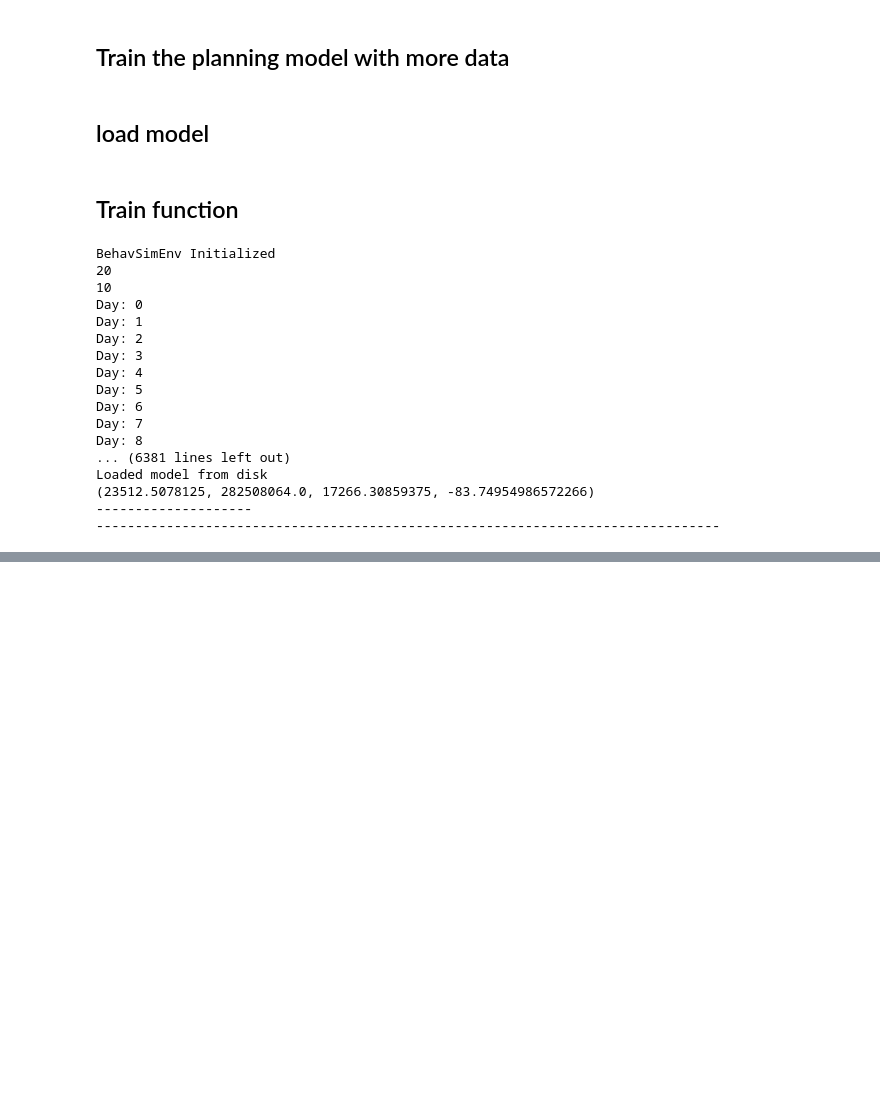
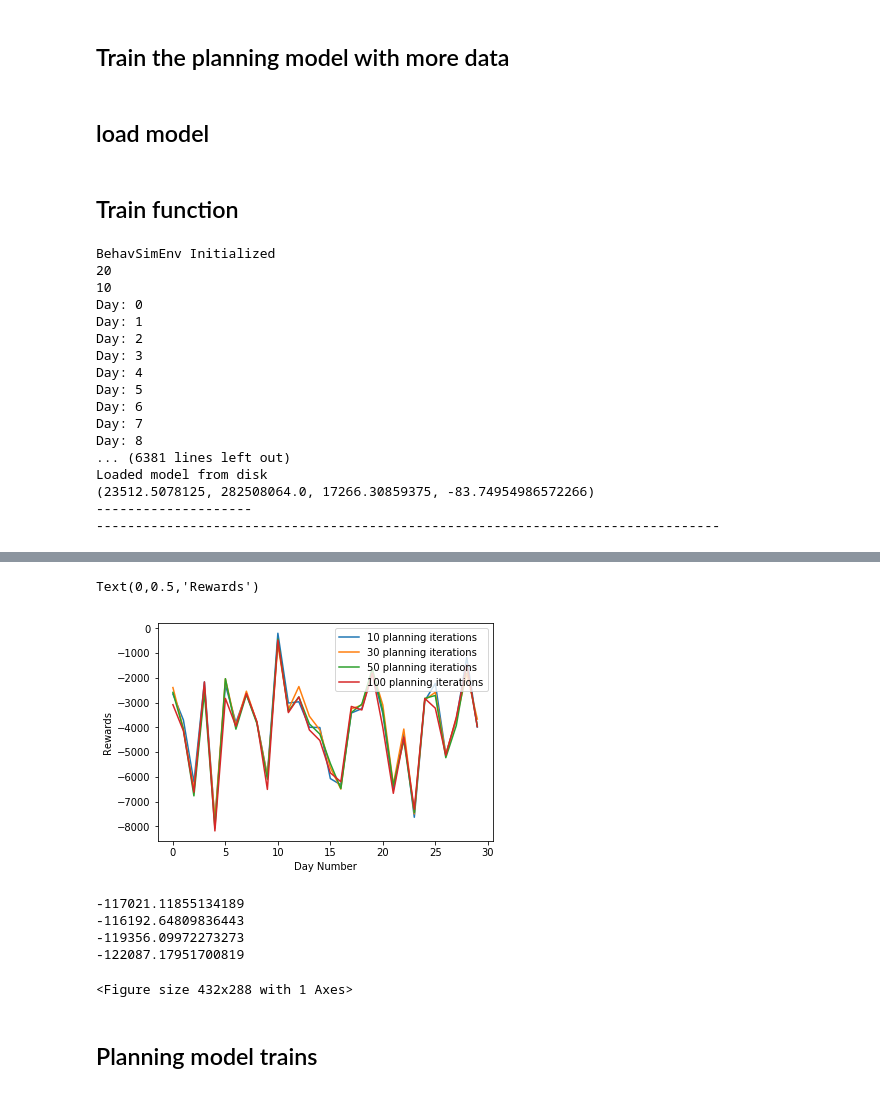
Before and after one commit to JPalakapilly/baselines, a Jupyter notebook: baselines/akash_baselines/SACV2_running_and_plotting.ipynb, the cells around one changed output, grey strips where cells are left out. Drawn from its saved outputs; the diff is of its cells as text; code cells hidden in the pictures; blank space fills up the shorter version.

```diff
--- a/baselines/akash_baselines/SACV2_running_and_plotting.ipynb
+++ b/baselines/akash_baselines/SACV2_running_and_plotting.ipynb
@@ -618,0 +580,8 @@ rewards_wo, critic_1_losses_wo, critic_2_losses_wo, policy_losses_wo, alpha_loss
+# %%
+rewards_plan_10, critic_1_losses_plan_10, critic_2_losses_plan_10, policy_losses_plan_10, alpha_losses_plan_10 = train(response_type_str = "mixed",
+         extra_train = 0,
+         energy = True,
+         day_of_week = True,
+         planning_model = True,
+         planning_iterations = 10
+         )
@@ -618,0 +606,8 @@ rewards_wo, critic_1_losses_wo, critic_2_losses_wo, policy_losses_wo, alpha_loss
+# %%
+rewards_plan_30, critic_1_losses_plan_30, critic_2_losses_plan_30, policy_losses_plan_30, alpha_losses_plan_30 = train(response_type_str = "mixed",
+         extra_train = 0,
+         energy = True,
+         day_of_week = True,
+         planning_model = True,
+         planning_iterations = 30
+         )
@@ -618,0 +632,8 @@ rewards_wo, critic_1_losses_wo, critic_2_losses_wo, policy_losses_wo, alpha_loss
+# %%
+rewards_plan_50, critic_1_losses_plan_50, critic_2_losses_plan_50, policy_losses_plan_50, alpha_losses_plan_50, reward_planning_50 = train(response_type_str = "mixed",
+         extra_train = 0,
+         energy = True,
+         day_of_week = True,
+         planning_model = True,
+         planning_iterations = 50
+         )
@@ -618,0 +658,8 @@ rewards_wo, critic_1_losses_wo, critic_2_losses_wo, policy_losses_wo, alpha_loss
+# %%
+rewards_plan_100, critic_1_losses_plan_100, critic_2_losses_plan_100, policy_losses_plan_100, alpha_losses_plan_100 = train(response_type_str = "mixed",
+         extra_train = 0,
+         energy = True,
+         day_of_week = True,
+         planning_model = True,
+         planning_iterations = 100
+         )
@@ -618,0 +684,30 @@ rewards_wo, critic_1_losses_wo, critic_2_losses_wo, policy_losses_wo, alpha_loss
+# %%
+plt.figure()
+plt.plot(rewards_plan_10, label = '10 planning iterations')
+plt.plot(rewards_plan_30, label = "30 planning iterations")
+plt.plot(rewards_plan_50, label = "50 planning iterations")
+plt.plot(rewards_plan_100, label = "100 planning iterations")
+plt.legend()
+plt.xlabel("Day Number")
+plt.ylabel("Rewards")
+# %% [output]
+Text(0,0.5,'Rewards')
+[figure, added]
+# %%
+print(sum(rewards_plan_10))
+print(sum(rewards_plan_30))    ## here, in 30 the planning model was allowed to train, and it
+print(sum(rewards_plan_50)) ## has the lowest overall rewards
+print(sum(rewards_plan_100))
+# %% [output]
+-117021.11855134189
+-116192.64809836443
+-119356.09972273273
+-122087.17951700819
+# %%
+plt.figure()
+plt.plot(reward_planning_50[1200:], label = "reward when planning model trains")
+plt.show()
+# %% [output]
+<Figure size 432x288 with 1 Axes>
+# %% [markdown]
+## Planning model trains
```
Also changed, not shown: parts of 22 cells of this notebook, 3 other files.
